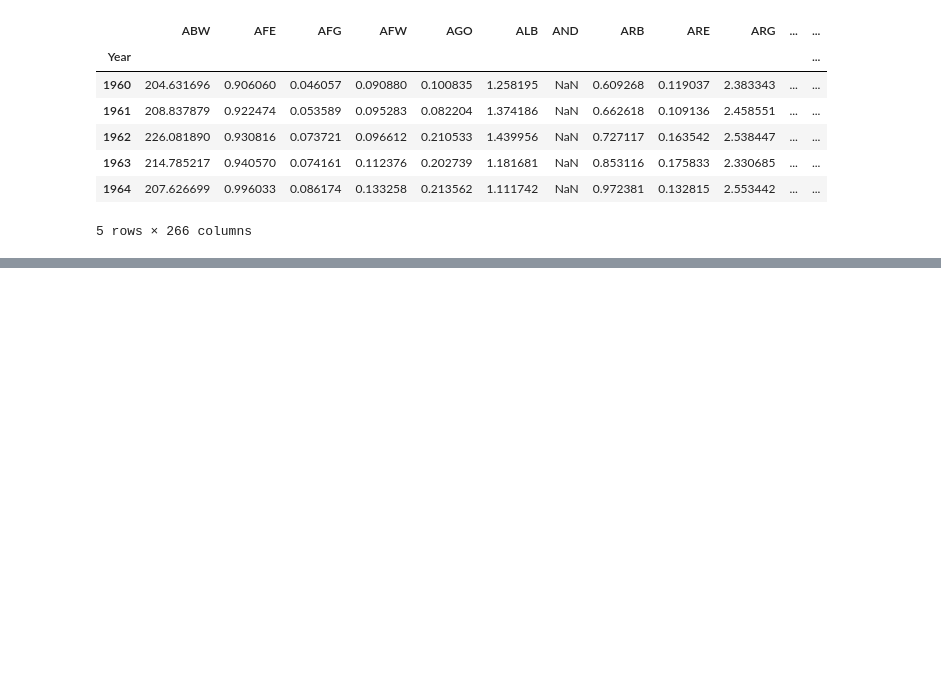
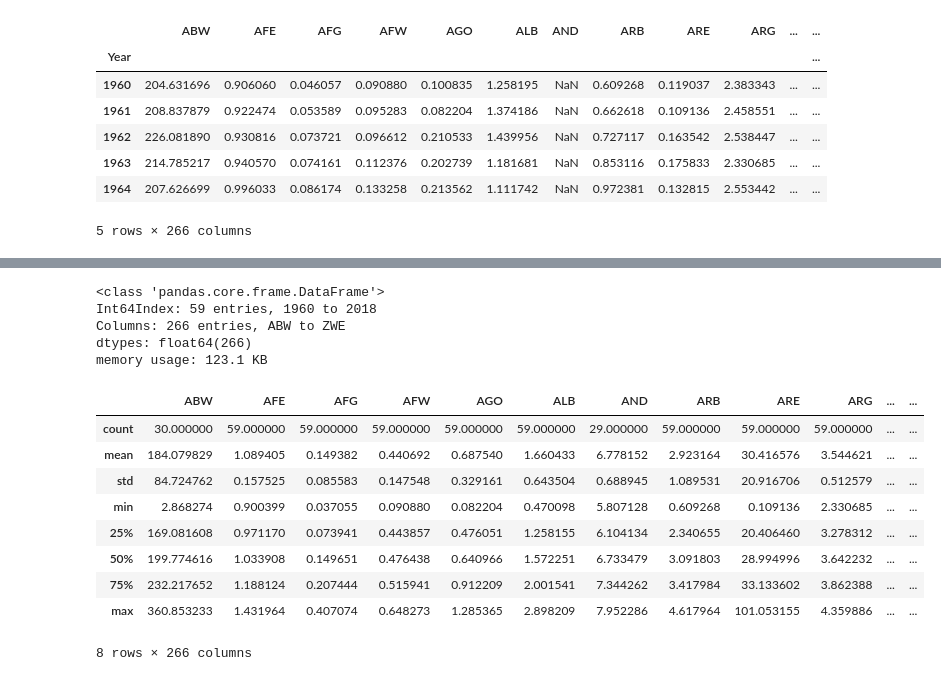
Before and after one commit to Abisoyesam/DS-ML-DL-tuts, a Jupyter notebook: DS With Rune/Lesson 3 - Project.ipynb, the cells around one changed output, grey strips where cells are left out. Cells and saved outputs as stored; diff of their text form; code cells hidden in the pictures; blank space fills up the shorter version.

```diff
--- a/DS With Rune/Lesson 3 - Project.ipynb
+++ b/DS With Rune/Lesson 3 - Project.ipynb
@@ -24,0 +51,21 @@ data.head()
+# %%
+data.info()
+# %% [output]
+<class 'pandas.core.frame.DataFrame'>
+Int64Index: 59 entries, 1960 to 2018
+Columns: 266 entries, ABW to ZWE
+dtypes: float64(266)
+memory usage: 123.1 KB
+# %%
+data.describe()
+# %% [output]
+|  | ABW | AFE | AFG | AFW | AGO | ALB | AND | ARB | ARE | ARG | ... | ... |
+| count | 30.000000 | 59.000000 | 59.000000 | 59.000000 | 59.000000 | 59.000000 | 29.000000 | 59.000000 | 59.000000 | 59.000000 | ... | ... |
+| mean | 184.079829 | 1.089405 | 0.149382 | 0.440692 | 0.687540 | 1.660433 | 6.778152 | 2.923164 | 30.416576 | 3.544621 | ... | ... |
+| std | 84.724762 | 0.157525 | 0.085583 | 0.147548 | 0.329161 | 0.643504 | 0.688945 | 1.089531 | 20.916706 | 0.512579 | ... | ... |
+| min | 2.868274 | 0.900399 | 0.037055 | 0.090880 | 0.082204 | 0.470098 | 5.807128 | 0.609268 | 0.109136 | 2.330685 | ... | ... |
+| 25% | 169.081608 | 0.971170 | 0.073941 | 0.443857 | 0.476051 | 1.258155 | 6.104134 | 2.340655 | 20.406460 | 3.278312 | ... | ... |
+| 50% | 199.774616 | 1.033908 | 0.149651 | 0.476438 | 0.640966 | 1.572251 | 6.733479 | 3.091803 | 28.994996 | 3.642232 | ... | ... |
+| 75% | 232.217652 | 1.188124 | 0.207444 | 0.515941 | 0.912209 | 2.001541 | 7.344262 | 3.417984 | 33.133602 | 3.862388 | ... | ... |
+| max | 360.853233 | 1.431964 | 0.407074 | 0.648273 | 1.285365 | 2.898209 | 7.952286 | 4.617964 | 101.053155 | 4.359886 | ... | ... |
+8 rows × 266 columns
```
Also changed, not shown: parts of 14 cells of this notebook.
